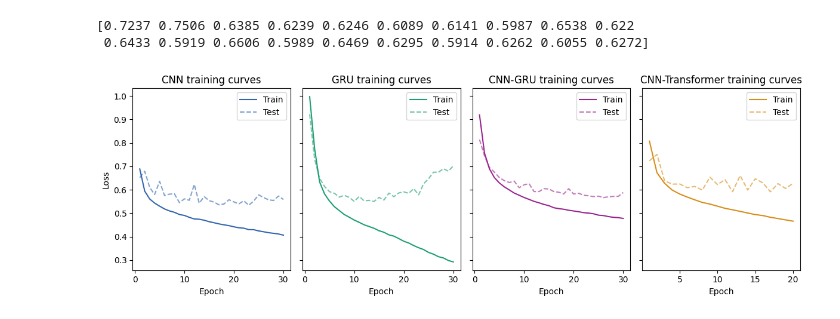
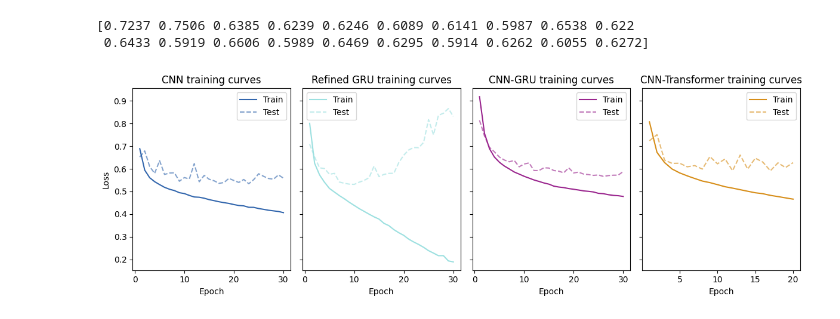
Before and after one commit to sinchana2021/ECG-detection, a Jupyter notebook: results_plotting.ipynb, the cells around one changed output. Saved outputs shown, nothing was run; the diff lists cells and outputs as text; code cells hidden in the pictures.

```diff
--- a/results_plotting.ipynb
+++ b/results_plotting.ipynb
@@ -131,12 +182,12 @@ print(parts[2])
 # %%
 import matplotlib.pyplot as plt
 
-gru_train = [0.9971,0.7753,0.6336,0.5826,0.5518,0.5278,0.5109,0.4943,0.4830,0.4707,0.4612,0.4506,0.4433,0.4357,0.4255,0.4188,0.4078,0.4023,0.3919,0.3806,0.3730,0.3622,0.3529,0.3452,0.3329,0.3254,0.3147,0.3093,0.2985,0.2924]
-gru_test = [0.9221,0.7303,0.6495,0.6142,0.5920,0.5847,0.5689,0.5764,0.5673,0.5506,0.5715,0.5525,0.5549,0.5499,0.5674,0.5564,0.5859,0.5704,0.5864,0.5911,0.5848,0.6048,0.5785,0.6257,0.6470,0.6748,0.6747,0.6898,0.6791,0.7024]
 cnn_train = [0.6887,0.5941,0.5607,0.5432,0.5302,0.5182,0.5097,0.5038,0.4945,0.4906,0.4825,0.4756,0.4744,0.4701,0.4640,0.4594,0.4545,0.4505,0.4471,0.4421,0.4380,0.4363,0.4300,0.4298,0.4246,0.4210,0.4171,0.4143,0.4115,0.4065]
 cnn_test = [0.6519,0.6789,0.6100,0.5798,0.6359,0.5751,0.5814,0.5823,0.5450,0.5613,0.5552,0.6227,0.5428,0.5709,0.5539,0.5471,0.5358,0.5394,0.5576,0.5482,0.5398,0.5529,0.5340,0.5521,0.5782,0.5668,0.5571,0.5542,0.5732,0.5585]
-gru_finetune_train = [0.801, 0.6244, 0.573, 0.5405, 0.5132, 0.4974, 0.4815, 0.4677, 0.4522, 0.4382, 0.4243, 0.412, 0.3997, 0.3879, 0.378, 0.3593, 0.3489, 0.3314, 0.3178, 0.306, 0.2895, 0.277, 0.266, 0.2534, 0.2387, 0.2278, 0.2164, 0.2166, 0.1934, 0.1889]
-gru_finetune_test = [0.7084, 0.6521, 0.6044, 0.6011, 0.5759, 0.5798, 0.5417, 0.536, 0.5323, 0.5312, 0.541, 0.5487, 0.5608, 0.6122, 0.5655, 0.5751, 0.5798, 0.5802, 0.6276, 0.6602, 0.6832, 0.6938, 0.6931, 0.7164, 0.8171, 0.7502, 0.8363, 0.8451, 0.8659, 0.8313]
+gru_baseline_train = [0.9479, 0.7521, 0.6588, 0.6013, 0.5554, 0.5112, 0.4607, 0.4198, 0.3763, 0.337, 0.2952, 0.2572, 0.2225, 0.1886, 0.1632, 0.1368, 0.1181, 0.1003, 0.0811, 0.0629, 0.0542, 0.0501, 0.0513, 0.0506, 0.0398, 0.0312, 0.0189, 0.0188, 0.0255, 0.0658]
+gru_baseline_test = [0.8692, 0.773, 0.7323, 0.7391, 0.773, 0.7864, 0.8671, 0.8741, 0.9112, 1.0242, 1.0776, 1.1853, 1.3398, 1.4837, 1.4936, 1.7467, 1.8053, 1.8906, 1.9618, 2.0774, 2.2116, 2.2778, 2.3316, 2.349, 2.4954, 2.6266, 2.7213, 2.7702, 3.032, 2.7564]
+gru_refined_train = [0.801, 0.6244, 0.573, 0.5405, 0.5132, 0.4974, 0.4815, 0.4677, 0.4522, 0.4382, 0.4243, 0.412, 0.3997, 0.3879, 0.378, 0.3593, 0.3489, 0.3314, 0.3178, 0.306, 0.2895, 0.277, 0.266, 0.2534, 0.2387, 0.2278, 0.2164, 0.2166, 0.1934, 0.1889]
+gru_refined_test = [0.7084, 0.6521, 0.6044, 0.6011, 0.5759, 0.5798, 0.5417, 0.536, 0.5323, 0.5312, 0.541, 0.5487, 0.5608, 0.6122, 0.5655, 0.5751, 0.5798, 0.5802, 0.6276, 0.6602, 0.6832, 0.6938, 0.6931, 0.7164, 0.8171, 0.7502, 0.8363, 0.8451, 0.8659, 0.8313]
 cnn_gru_train = [0.9187, 0.7566, 0.6891, 0.6519, 0.6291, 0.6124, 0.5994, 0.5859, 0.5766, 0.567, 0.5589, 0.5506, 0.5443, 0.5375, 0.5322, 0.5234, 0.5195, 0.517, 0.5127, 0.5096, 0.5063, 0.5025, 0.5005, 0.4977, 0.4917, 0.49, 0.4857, 0.4826, 0.4812, 0.478]
 cnn_gru_test = [0.8139, 0.7446, 0.6951, 0.6749, 0.652, 0.6388, 0.6309, 0.6368, 0.6089, 0.6211, 0.6259, 0.5922, 0.5923, 0.6046, 0.6034, 0.5923, 0.5895, 0.5822, 0.6045, 0.5818, 0.5851, 0.5768, 0.5743, 0.571,  0.5727, 0.5665, 0.57, 0.5717, 0.5719, 0.5882]
 cnn_trans_train = [0.8073, 0.6726, 0.6277, 0.599, 0.5819, 0.5689, 0.5571, 0.5459, 0.539, 0.53, 0.5209, 0.5146, 0.5078, 0.5009, 0.4942, 0.49, 0.4827, 0.4774, 0.4716, 0.4661] + 10*[np.nan]
@@ -146,33 +197,33 @@ epochs = range(1, 31)
 
 fig, axes = plt.subplots(1, 4, figsize=(12, 4), sharey=True)
 
 axes[0].plot(epochs, cnn_train, label='Train', color='#3266ad')
 axes[0].plot(epochs, cnn_test, label='Test', color='#3266ad', linestyle='--', alpha=0.6)
 axes[0].set_title('CNN training curves')
 axes[0].set_xlabel('Epoch')
 axes[0].set_ylabel('Loss')
 axes[0].legend()
 
-axes[1].plot(epochs, gru_finetune_train, label='Train', color='#1D9E75')
-axes[1].plot(epochs, gru_finetune_test, label='Test', color='#1D9E75', linestyle='--', alpha=0.6)
+axes[1].plot(epochs, gru_refined_train, label='Train', color='#9CE0E0')
+axes[1].plot(epochs, gru_refined_test, label='Test', color='#9CE0E0', linestyle='--', alpha=0.6)
 axes[1].set_title('Refined GRU training curves')
 axes[1].set_xlabel('Epoch')
 axes[1].legend()
 
 axes[2].plot(epochs, cnn_gru_train, label='Train', color="#9A258E")
 axes[2].plot(epochs, cnn_gru_test, label='Test', color='#9A258E', linestyle='--', alpha=0.6)
 axes[2].set_title('CNN-GRU training curves')
 axes[2].set_xlabel('Epoch')
 axes[2].legend()
 
 axes[3].plot(epochs, cnn_trans_train, label='Train', color="#D78E19")
 axes[3].plot(epochs, cnn_trans_test, label='Test', color='#D78E19', linestyle='--', alpha=0.6)
 axes[3].set_title('CNN-Transformer training curves')
 axes[3].set_xlabel('Epoch')
 axes[3].legend()
 
 plt.tight_layout()
 plt.savefig('training_curves.png', dpi=150, bbox_inches='tight')
 plt.show()
 # %% [output]
-[figure, old version]
+[figure, new version]
```
Also changed, not shown: parts of 10 cells of this notebook.
